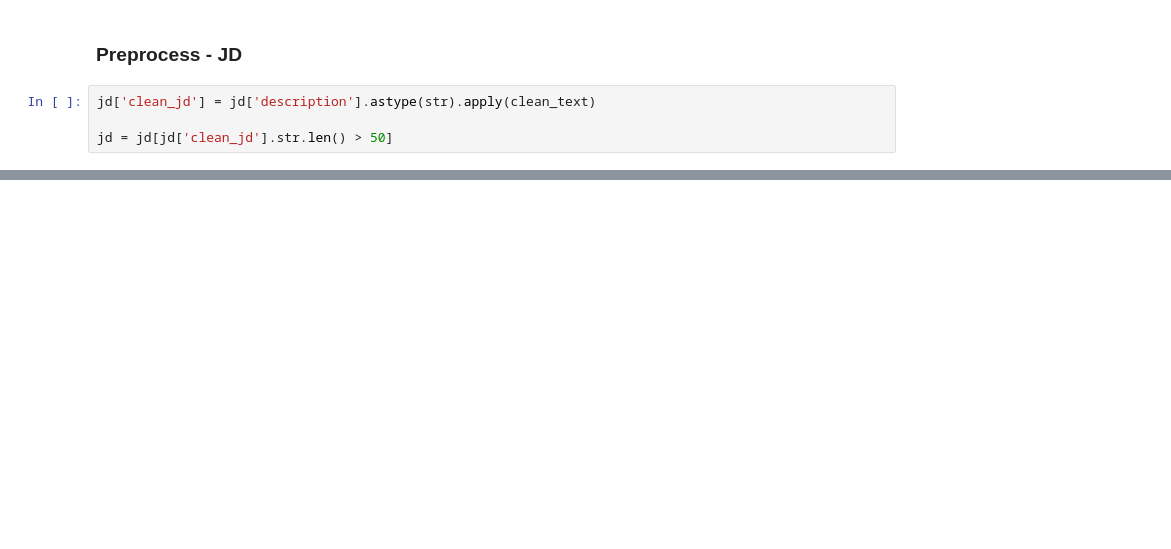
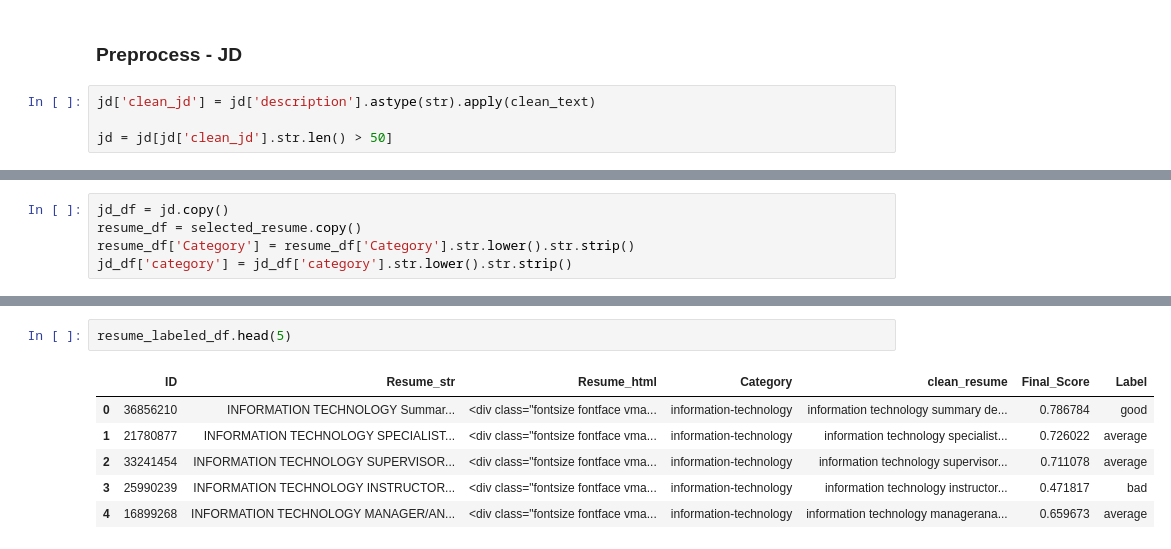
Before and after one commit to JoyJEZhang/ds--job-resume-match-system, a Jupyter notebook: preprocess.ipynb, the cells around one changed output, grey strips where cells are left out. Cells and saved outputs as stored; diff of their text form; blank space fills up the shorter version.

```diff
--- a/preprocess.ipynb
+++ b/preprocess.ipynb
@@ -93,0 +142,5 @@ jd = jd[jd['clean_jd'].str.len() > 50]
+# %%
+jd_df = jd.copy()
+resume_df = selected_resume.copy()
+resume_df['Category'] = resume_df['Category'].str.lower().str.strip()
+jd_df['category'] = jd_df['category'].str.lower().str.strip()
@@ -93,0 +265,9 @@ jd = jd[jd['clean_jd'].str.len() > 50]
+# %%
+resume_labeled_df.head(5)
+# %% [output]
+|  | ID | Resume_str | Resume_html | Category | clean_resume | Final_Score | Label |
+| 0 | 36856210 | INFORMATION TECHNOLOGY Summar... | <div class="fontsize fontface vma... | information-technology | information technology summary de... | 0.786784 | good |
+| 1 | 21780877 | INFORMATION TECHNOLOGY SPECIALIST... | <div class="fontsize fontface vma... | information-technology | information technology specialist... | 0.726022 | average |
+| 2 | 33241454 | INFORMATION TECHNOLOGY SUPERVISOR... | <div class="fontsize fontface vma... | information-technology | information technology supervisor... | 0.711078 | average |
+| 3 | 25990239 | INFORMATION TECHNOLOGY INSTRUCTOR... | <div class="fontsize fontface vma... | information-technology | information technology instructor... | 0.471817 | bad |
+| 4 | 16899268 | INFORMATION TECHNOLOGY MANAGER/AN... | <div class="fontsize fontface vma... | information-technology | information technology managerana... | 0.659673 | average |
```
Also changed, not shown: parts of 10 cells of this notebook.
